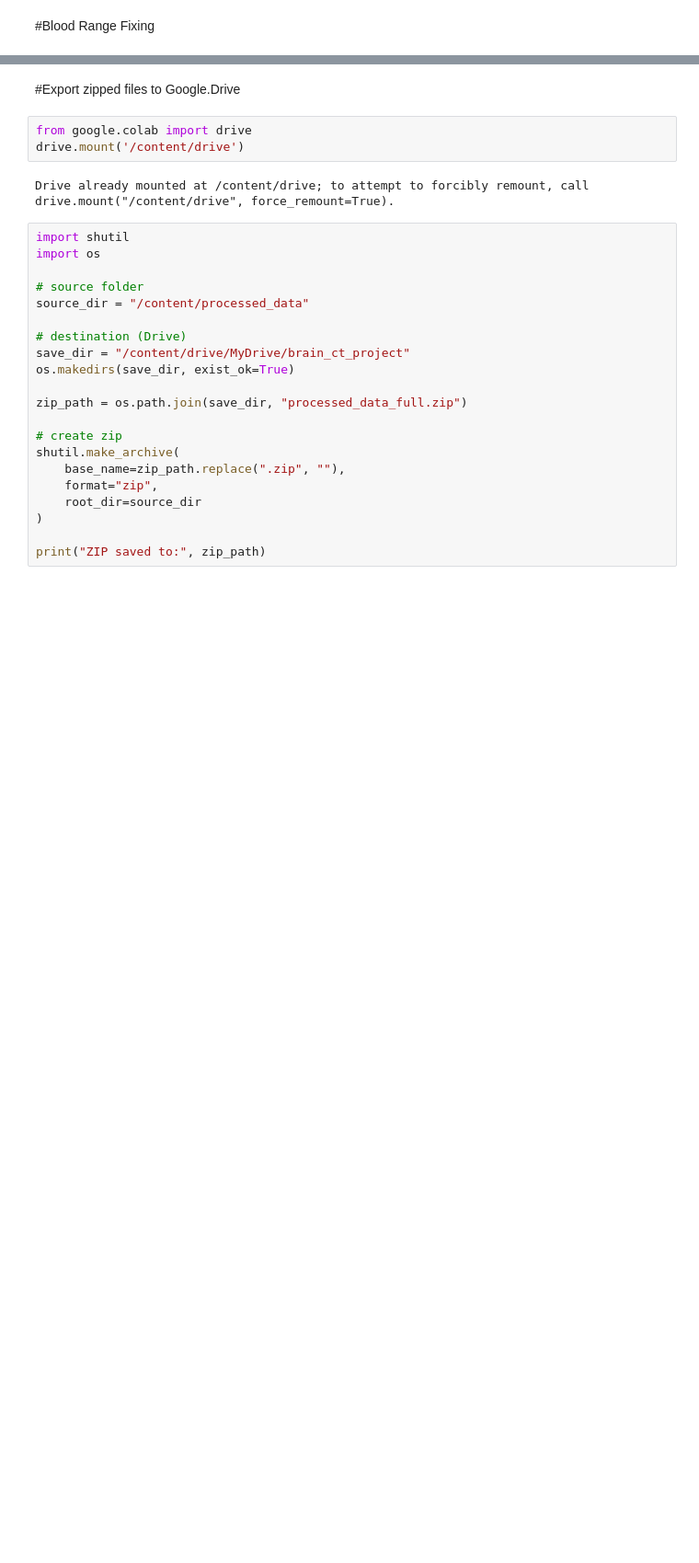
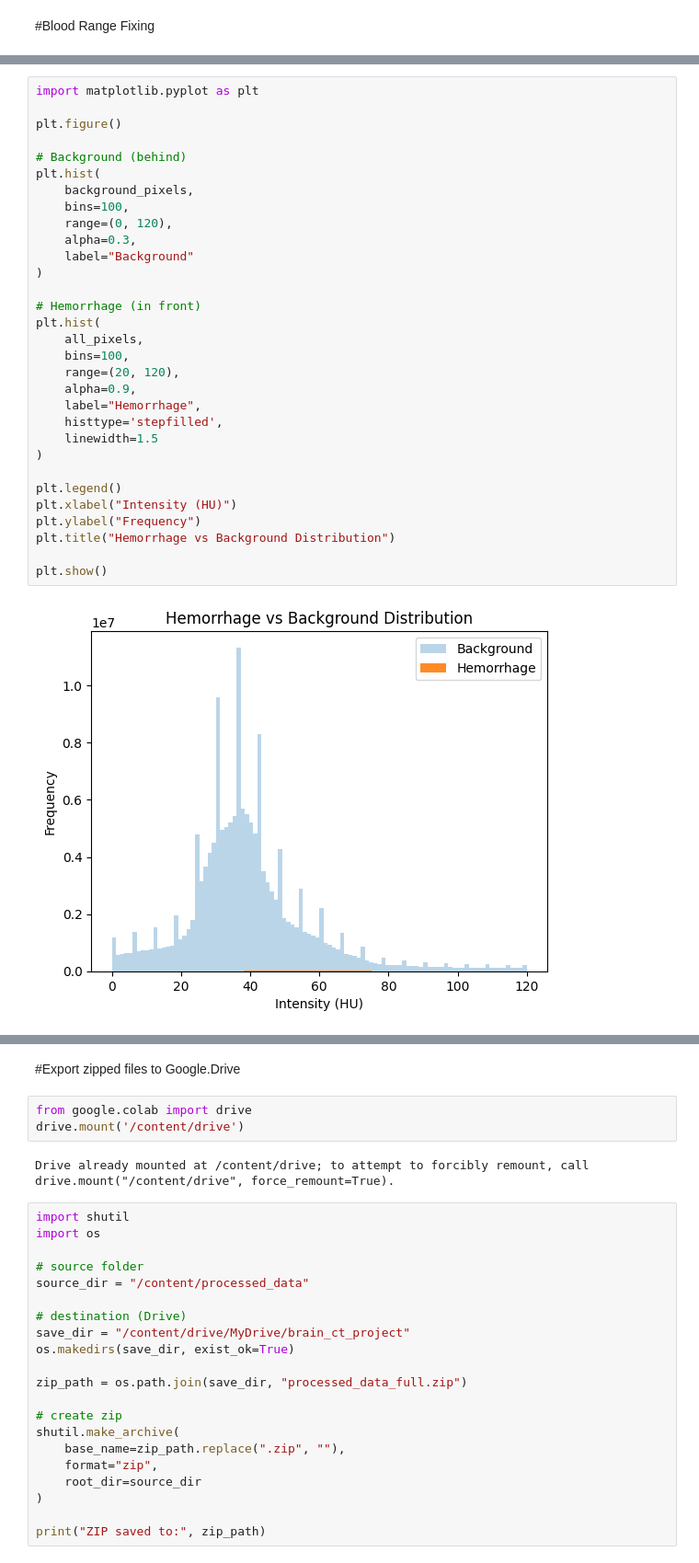
Before and after one commit to FaridRash/brain-ct-hemorrhage-segmentation, a Jupyter notebook: Notebooks/Segmentation/02_conversion_02.ipynb, the cells around one changed output, grey strips where cells are left out. Shown at 92% size. Drawn from its saved outputs; the diff is of its cells as text; blank space fills up the shorter version.

```diff
--- a/Notebooks/Segmentation/02_conversion_02.ipynb
+++ b/Notebooks/Segmentation/02_conversion_02.ipynb
@@ -715,0 +964,33 @@ for split in splits:
+# %%
+import matplotlib.pyplot as plt
+
+plt.figure()
+
+# Background (behind)
+plt.hist(
+    background_pixels,
+    bins=100,
+    range=(0, 120),
+    alpha=0.3,
+    label="Background"
+)
+
+# Hemorrhage (in front)
+plt.hist(
+    all_pixels,
+    bins=100,
+    range=(20, 120),
+    alpha=0.9,
+    label="Hemorrhage",
+    histtype='stepfilled',
+    linewidth=1.5
+)
+
+plt.legend()
+plt.xlabel("Intensity (HU)")
+plt.ylabel("Frequency")
+plt.title("Hemorrhage vs Background Distribution")
+
+plt.show()
+# %% [output]
+[figure, added]
```
Also changed, not shown: parts of 59 cells of this notebook.
